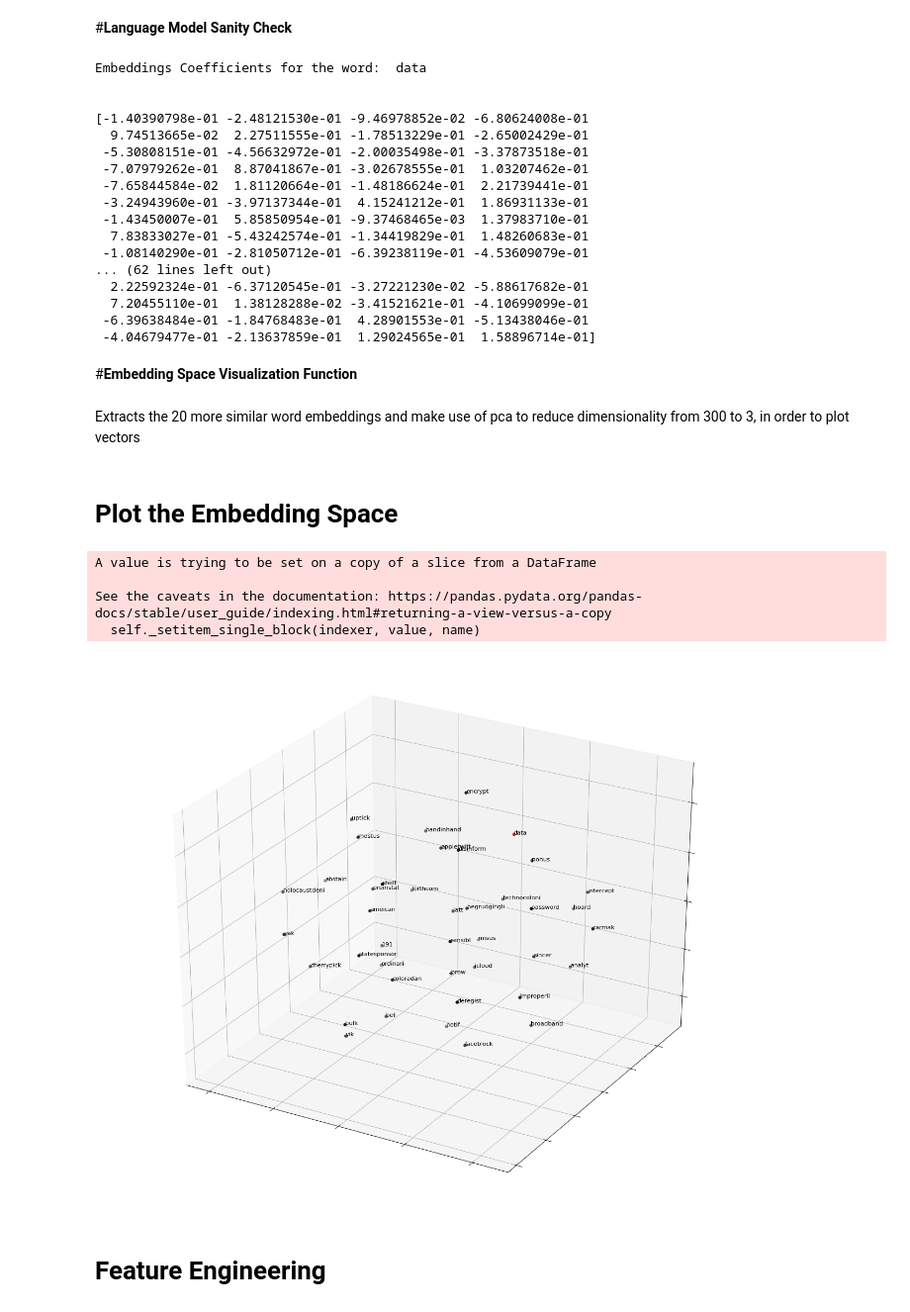
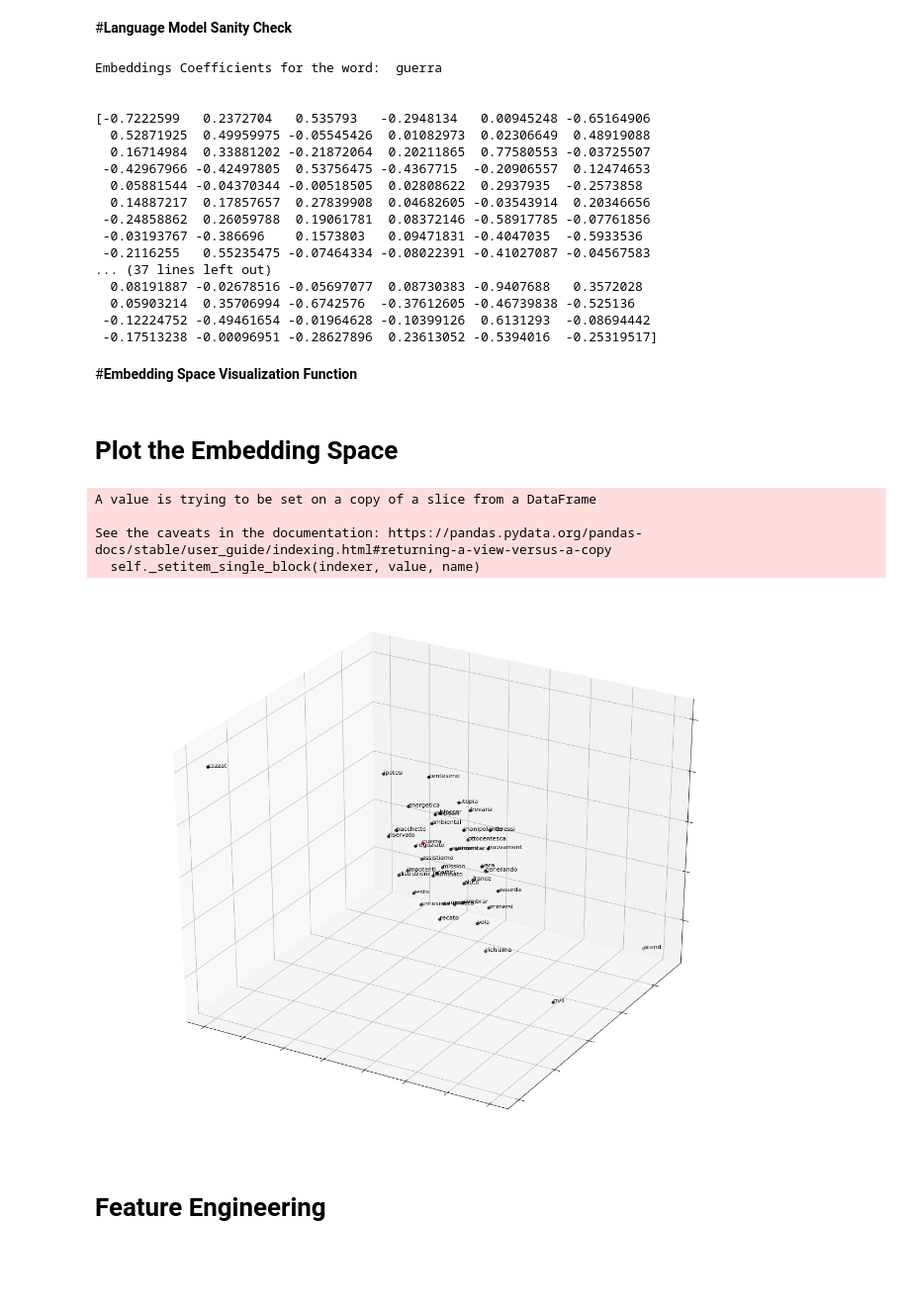
Before and after one commit to neural1977/bert_sentiment__emotions_topic_modeling, a Jupyter notebook: word_embeddings_ai_nlp.ipynb, the cells around one changed output. Shown at 99% size. Saved outputs shown, nothing was run; the diff lists cells and outputs as text; code cells hidden in the pictures; blank space fills up the shorter version.

```diff
--- a/word_embeddings_ai_nlp.ipynb
+++ b/word_embeddings_ai_nlp.ipynb
@@ -100,10 +118,14 @@ dict
 # %% [markdown]
 # **Data Preprocessing**
 # %%
-data = pd.DataFrame(category_dicts)
-data = data[data["category"].isin(['ENTERTAINMENT','POLITICS','TECH'])][["category","headline"]]
-data = data.rename(columns={"category":"labels", "headline":"text"})
-data = data[['text', 'labels']]     # move cols
-explore_data(data)
+if benchmark == True:
+  data = pd.DataFrame(category_dicts)
+  data = data[data["category"].isin(['ENTERTAINMENT','POLITICS','TECH'])][["category","headline"]]
+  data = data.rename(columns={"category":"labels", "headline":"text"})
+  data = data[['text', 'labels']]     # move cols
+  explore_data(data)
+else:
+  data = pd.read_csv("./tweetHashtah3Giu.csv")
+  explore_data(data)
 # %% [output]
 Head of Data:
@@ -134,0 +166,16 @@ plt.show()
+# %%
+if benchmark == True:
+  fig, ax = plt.subplots()
+  fig.suptitle("Dataset Distribution", fontsize=12)
+  data["labels"].reset_index().groupby("labels").count().sort_values(by="index").plot(kind="barh", legend=False, ax=ax, color = "green").grid(axis='x')
+  plt.show()
+else:
+  fig, ax = plt.subplots()
+  fig.suptitle("Hashtags Distribution", fontsize=12)
+  data["hashtag"].reset_index().groupby("hashtag").count().sort_values(by="index", ascending = False)[0:10].plot(kind="barh", legend=False, ax=ax, color = "green").grid(axis='x')
+  ht = data["hashtag"].reset_index().groupby("hashtag").count().sort_values(by="index", ascending = False)[0:10]
+  plt.show()
+  filter = "$|".join(list(ht.index))
+  data = data[data.hashtag.str.contains(filter)]
+  data.hashtag.value_counts()
+  data = data.rename(columns={"hashtag":"labels", "TEXT":"text"})
@@ -139,5 +202,5 @@ plt.show()
 # %%
-def clean_text(text, stemming=False, remove_stopwords = True, lemmatization=True, language = 'english', print_stopwords = False):
+def clean_text(text, stemming=False, remove_stopwords = True, lemmatization=True, language = language, print_stopwords = False):
   text = re.sub(r'[^\w\s]', '', str(text).lower().strip()) # (1)
   lst_text = text.split()                                  # (2)
   if remove_stopwords:
@@ -281,33 +313,31 @@ embedding_model.save("news_category_word2vec_embeddings.model")
 # %% [markdown]
 #**Language Model Sanity Check**
 # %%
-word = "data"
+word = "guerra"
 embedding_model[word].shape
 print("Embeddings Coefficients for the word: ", word)
 print("\n")
 print(embedding_model[word])
 # %% [output]
-Embeddings Coefficients for the word:  data
+Embeddings Coefficients for the word:  guerra
 
 
-[-1.40390798e-01 -2.48121530e-01 -9.46978852e-02 -6.80624008e-01
-  9.74513665e-02  2.27511555e-01 -1.78513229e-01 -2.65002429e-01
- -5.30808151e-01 -4.56632972e-01 -2.00035498e-01 -3.37873518e-01
- -7.07979262e-01  8.87041867e-01 -3.02678555e-01  1.03207462e-01
- -7.65844584e-02  1.81120664e-01 -1.48186624e-01  2.21739441e-01
- -3.24943960e-01 -3.97137344e-01  4.15241212e-01  1.86931133e-01
- -1.43450007e-01  5.85850954e-01 -9.37468465e-03  1.37983710e-01
-  7.83833027e-01 -5.43242574e-01 -1.34419829e-01  1.48260683e-01
- -1.08140290e-01 -2.81050712e-01 -6.39238119e-01 -4.53609079e-01
-... (62 lines left out)
-  2.22592324e-01 -6.37120545e-01 -3.27221230e-02 -5.88617682e-01
-  7.20455110e-01  1.38128288e-02 -3.41521621e-01 -4.10699099e-01
- -6.39638484e-01 -1.84768483e-01  4.28901553e-01 -5.13438046e-01
- -4.04679477e-01 -2.13637859e-01  1.29024565e-01  1.58896714e-01]
+[-0.7222599   0.2372704   0.535793   -0.2948134   0.00945248 -0.65164906
+  0.52871925  0.49959975 -0.05545426  0.01082973  0.02306649  0.48919088
+  0.16714984  0.33881202 -0.21872064  0.20211865  0.77580553 -0.03725507
+ -0.42967966 -0.42497805  0.53756475 -0.4367715  -0.20906557  0.12474653
+  0.05881544 -0.04370344 -0.00518505  0.02808622  0.2937935  -0.2573858
+  0.14887217  0.17857657  0.27839908  0.04682605 -0.03543914  0.20346656
+ -0.24858862  0.26059788  0.19061781  0.08372146 -0.58917785 -0.07761856
+ -0.03193767 -0.386696    0.1573803   0.09471831 -0.4047035  -0.5933536
+ -0.2116255   0.55235475 -0.07464334 -0.08022391 -0.41027087 -0.04567583
+... (37 lines left out)
+  0.08191887 -0.02678516 -0.05697077  0.08730383 -0.9407688   0.3572028
+  0.05903214  0.35706994 -0.6742576  -0.37612605 -0.46739838 -0.525136
+ -0.12224752 -0.49461654 -0.01964628 -0.10399126  0.6131293  -0.08694442
+ -0.17513238 -0.00096951 -0.28627896  0.23613052 -0.5394016  -0.25319517]
 # %% [markdown]
 #**Embedding Space Visualization Function**
-# %% [markdown]
-Extracts the 20 more similar word embeddings and make use of pca to reduce dimensionality from 300 to 3, in order to plot vectors
 # %%
 def embedding_space_visualization(root_word, model, plot_3d = True, plot_2d = False):
   fig = plt.figure(figsize=(20, 17), dpi=80)
@@ -331,13 +361,13 @@ def embedding_space_visualization(root_word, model, plot_3d = True, plot_2d = Fa
 # %% [markdown]
 # **Plot the Embedding Space**
 # %%
-embedding_space_visualization("data", embedding_model)
+embedding_space_visualization("guerra", embedding_model)
 # %% [output]
 A value is trying to be set on a copy of a slice from a DataFrame
 
 See the caveats in the documentation: https://pandas.pydata.org/pandas-docs/stable/user_guide/indexing.html#returning-a-view-versus-a-copy
   self._setitem_single_block(indexer, value, name)
-[figure, old version]
+[figure, new version]
 # %% [markdown]
  # **Feature Engineering**
 # %%
```
Also changed, not shown: parts of 34 cells of this notebook, 1 other file.
